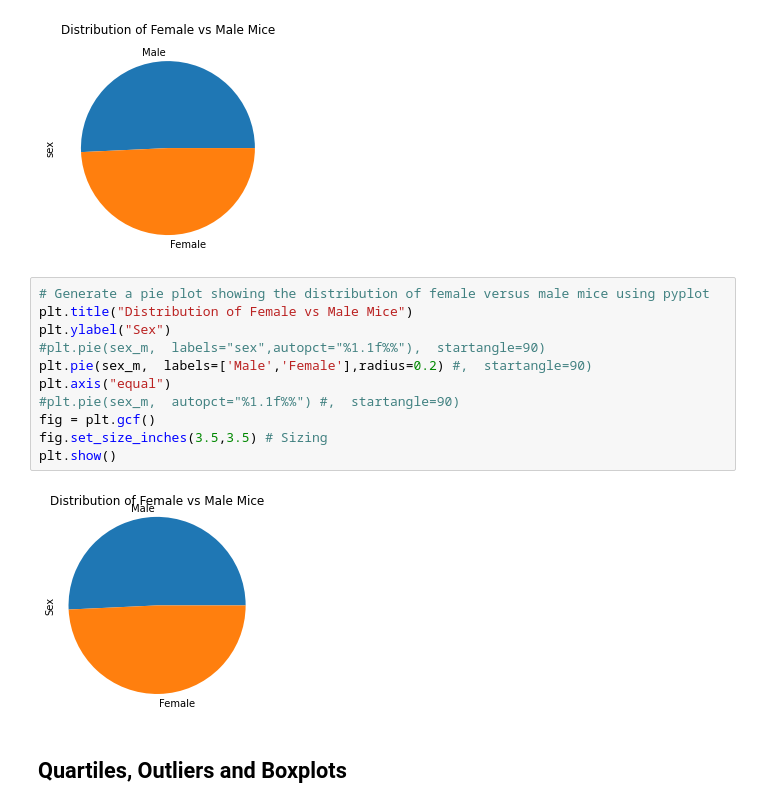
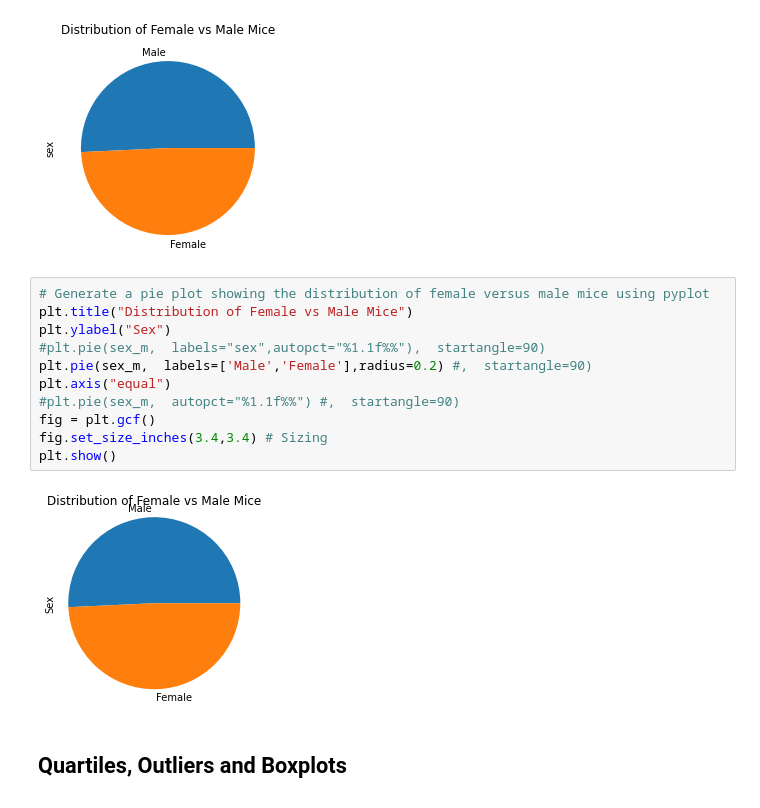
Before and after one commit to usa4148/the-power-of-plots, a Jupyter notebook: pymaceuticals_starter.ipynb, the cells around one changed output. Drawn from its saved outputs; the diff is of its cells as text.

```diff
--- a/pymaceuticals_starter.ipynb
+++ b/pymaceuticals_starter.ipynb
@@ -216,16 +216,16 @@ sex_m.plot(kind="pie",title="Distribution of Female vs Male Mice");
 # %%
 # Generate a pie plot showing the distribution of female versus male mice using pyplot
 plt.title("Distribution of Female vs Male Mice")
 plt.ylabel("Sex")
 #plt.pie(sex_m,  labels="sex",autopct="%1.1f%%"),  startangle=90)
 plt.pie(sex_m,  labels=['Male','Female'],radius=0.2) #,  startangle=90)
 plt.axis("equal")
 #plt.pie(sex_m,  autopct="%1.1f%%") #,  startangle=90)
 fig = plt.gcf()
-fig.set_size_inches(3.5,3.5) # Sizing
+fig.set_size_inches(3.4,3.4) # Sizing
 plt.show()
 # %% [output]
-[figure, old version]
+[figure, new version]
 # %% [markdown]
 ## Quartiles, Outliers and Boxplots
 # %%
```
Also changed, not shown: parts of 9 cells of this notebook.
